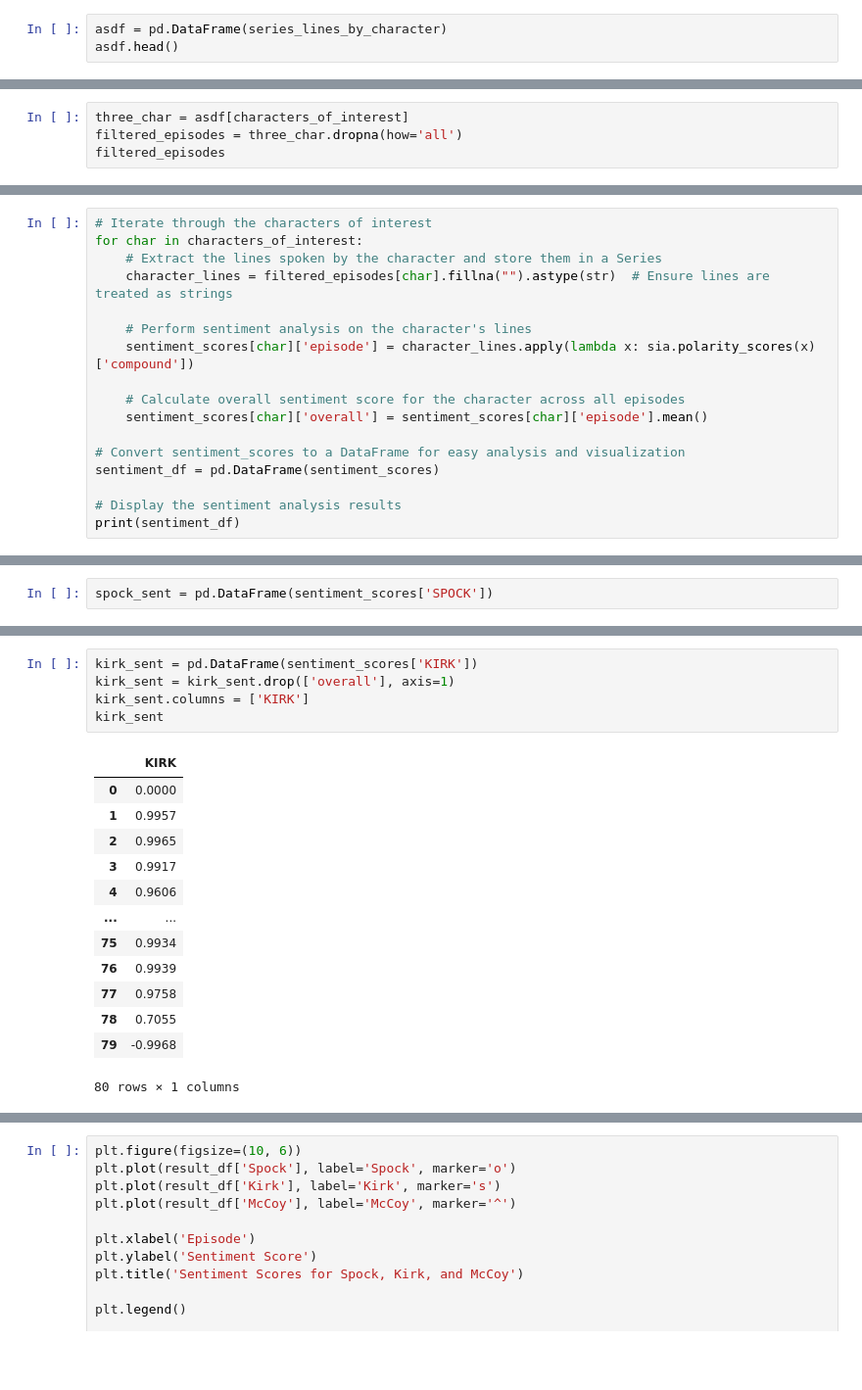
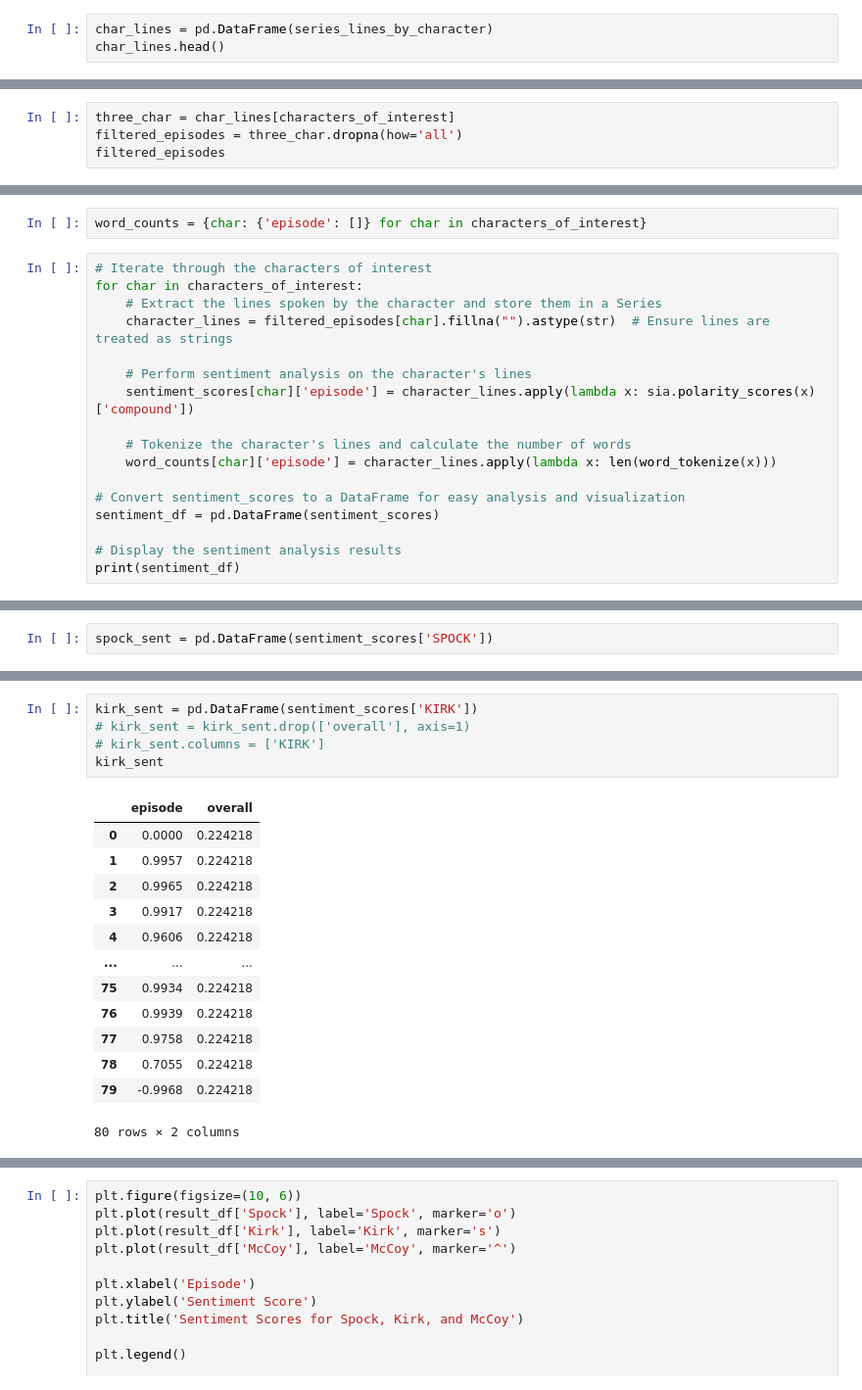
Before and after one commit to surajkarak/star_trek, a Jupyter notebook: startrek.ipynb, the cells around one changed output, grey strips where cells are left out. Shown at 98% size. Drawn from its saved outputs; the diff is of its cells as text; blank space fills up the shorter version.

```diff
--- a/startrek.ipynb
+++ b/startrek.ipynb
@@ -233,8 +232,8 @@ characters_of_interest = ['SPOCK', 'KIRK', 'MCCOY']
 # Create dictionaries to store sentiment scores for each character and episode
 sentiment_scores = {char: {'episode': [], 'overall': []} for char in characters_of_interest}
 # %%
-asdf = pd.DataFrame(series_lines_by_character)
-asdf.head()
+char_lines = pd.DataFrame(series_lines_by_character)
+char_lines.head()
 # %% [output]
 |  | SPOCK | TYLER | ONE | PIKE | GARISON | BOYCE | COLT | GEOLOGIST | PITCAIRN | OLD MAN | ... | ... |
 | 0 | [Check the circuit., It can't be ... | [All operating, sir., It could be... | [No, it's something else. There's... | [Steady as we go., They were keye... | [It's a radio wave, sir. We're pa... | [I understand we picked up a dist... | [Yes, sir., But you wanted the re... | [Geological lab report complete, ... | [Yes, sir. There's a canyon to th... | [They're men. They're humans.] | ... | ... |
@@ -244,7 +243,7 @@ asdf.head()
 | 4 | [Check out the life-support syste... | NaN | NaN | NaN | NaN | NaN | NaN | NaN | NaN | NaN | ... | ... |
 5 rows × 438 columns
 # %%
-three_char = asdf[characters_of_interest]
+three_char = char_lines[characters_of_interest]
 filtered_episodes = three_char.dropna(how='all')
 filtered_episodes
 # %% [output]
@@ -281,3 +280,5 @@ Name: SPOCK, Length: 80, dtype: object
+# %%
+word_counts = {char: {'episode': []} for char in characters_of_interest}
 # %%
 # Iterate through the characters of interest
 for char in characters_of_interest:
@@ -287,8 +288,8 @@ for char in characters_of_interest:
     # Perform sentiment analysis on the character's lines
     sentiment_scores[char]['episode'] = character_lines.apply(lambda x: sia.polarity_scores(x)['compound'])
 
-    # Calculate overall sentiment score for the character across all episodes
-    sentiment_scores[char]['overall'] = sentiment_scores[char]['episode'].mean()
+    # Tokenize the character's lines and calculate the number of words
+    word_counts[char]['episode'] = character_lines.apply(lambda x: len(word_tokenize(x)))
 
 # Convert sentiment_scores to a DataFrame for easy analysis and visualization
 sentiment_df = pd.DataFrame(sentiment_scores)
@@ -390,21 +453,21 @@ spock_sent
 # %%
 kirk_sent = pd.DataFrame(sentiment_scores['KIRK'])
-kirk_sent = kirk_sent.drop(['overall'], axis=1)
-kirk_sent.columns = ['KIRK']
+# kirk_sent = kirk_sent.drop(['overall'], axis=1)
+# kirk_sent.columns = ['KIRK']
 kirk_sent
 # %% [output]
-|  | KIRK |
-| 0 | 0.0000 |
-| 1 | 0.9957 |
-| 2 | 0.9965 |
-| 3 | 0.9917 |
-| 4 | 0.9606 |
-| ... | ... |
-| 75 | 0.9934 |
-| 76 | 0.9939 |
-| 77 | 0.9758 |
-| 78 | 0.7055 |
-| 79 | -0.9968 |
+|  | episode | overall |
+| 0 | 0.0000 | 0.224218 |
+| 1 | 0.9957 | 0.224218 |
+| 2 | 0.9965 | 0.224218 |
+| 3 | 0.9917 | 0.224218 |
+| 4 | 0.9606 | 0.224218 |
+| ... | ... | ... |
+| 75 | 0.9934 | 0.224218 |
+| 76 | 0.9939 | 0.224218 |
+| 77 | 0.9758 | 0.224218 |
+| 78 | 0.7055 | 0.224218 |
+| 79 | -0.9968 | 0.224218 |
-80 rows × 1 columns
+80 rows × 2 columns
 # %%
 mccoy_sent = pd.DataFrame(sentiment_scores['MCCOY'])
```
Also changed, not shown: parts of 39 cells of this notebook.
